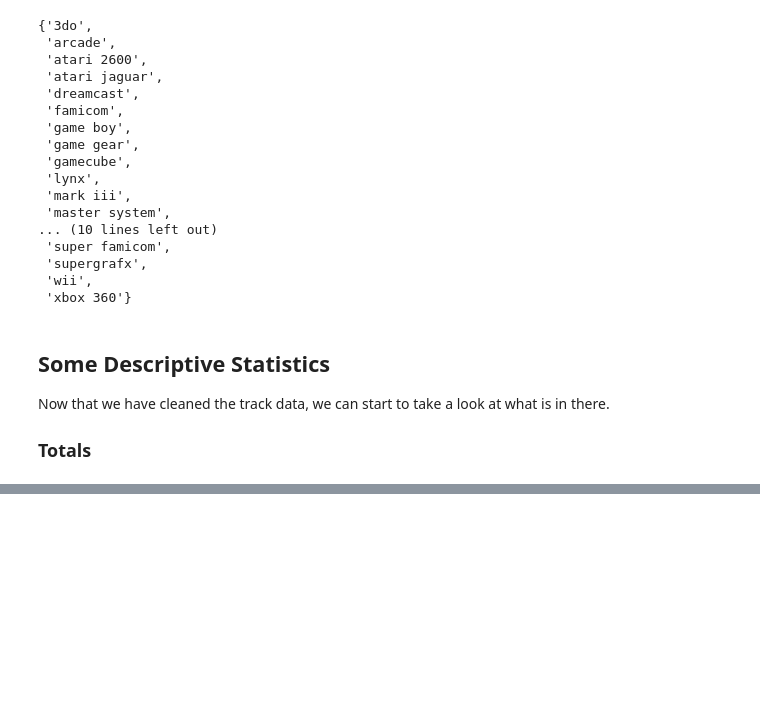
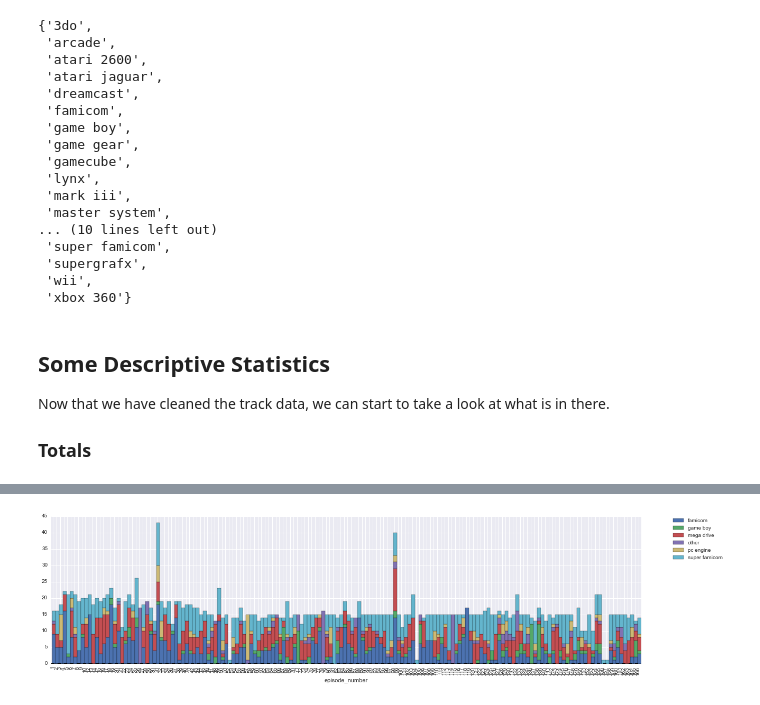
Before and after one commit to sfingram/lmh-analysis, a Jupyter notebook: LMH Analysis.ipynb, the cells around one changed output, grey strips where cells are left out. Cells and saved outputs as stored; diff of their text form; code cells hidden in the pictures; blank space fills up the shorter version.

```diff
--- a/LMH Analysis.ipynb
+++ b/LMH Analysis.ipynb
@@ -448,0 +477,29 @@ Total Number of tracks 4030
+# %%
+console_remap = {'3do':'other',
+                 'arcade':'other',
+                 'atari 2600':'other',
+                 'atari jaguar':'other',
+                 'dreamcast':'other',
+                 'famicom':'famicom',
+                 'game boy':'game boy',
+                 'game gear':'other',
+                 'gamecube':'other',
+                 'lynx':'other',
+                 'mark iii':'other',
+                 'master system':'other',
+                 'mega drive':'mega drive',
+                 'n64':'other',
+                 'neo geo':'other',
+                 'nintendo ds':'other',
+                 'pc engine':'pc engine',
+                 'pc engine cd':'pc engine',
+                 'playstation':'other',
+                 'playstation 2':'other',
+                 'sega 32x':'other',
+                 'sega cd':'other',
+                 'super famicom':'super famicom',
+                 'supergrafx':'other',
+                 'wii':'other',
+                 'xbox 360':'other'};
+just_tracks['simpleconsole'] = just_tracks.console.apply(lambda x: console_remap[x]);
+just_tracks['episode_number'] = just_tracks['episode_number'].apply(int);
@@ -448,0 +525,14 @@ Total Number of tracks 4030
+# %%
+epVSconsole = pd.pivot_table(just_tracks,
+                             values=['title'],
+                             rows=['episode_number'],
+                             cols=['simpleconsole'],
+                             aggfunc='count',
+                             fill_value=0)['title'].sort()
+# %%
+ax = epVSconsole.plot(kind='bar',stacked=True,figsize=(20,5));
+for container in ax.containers:
+    plt.setp(container,width=1);
+plt.legend(bbox_to_anchor=(1.05, 1), loc=2, borderaxespad=0.);
+# %% [output]
+[figure, added]
```
Also changed, not shown: parts of 8 cells of this notebook.
